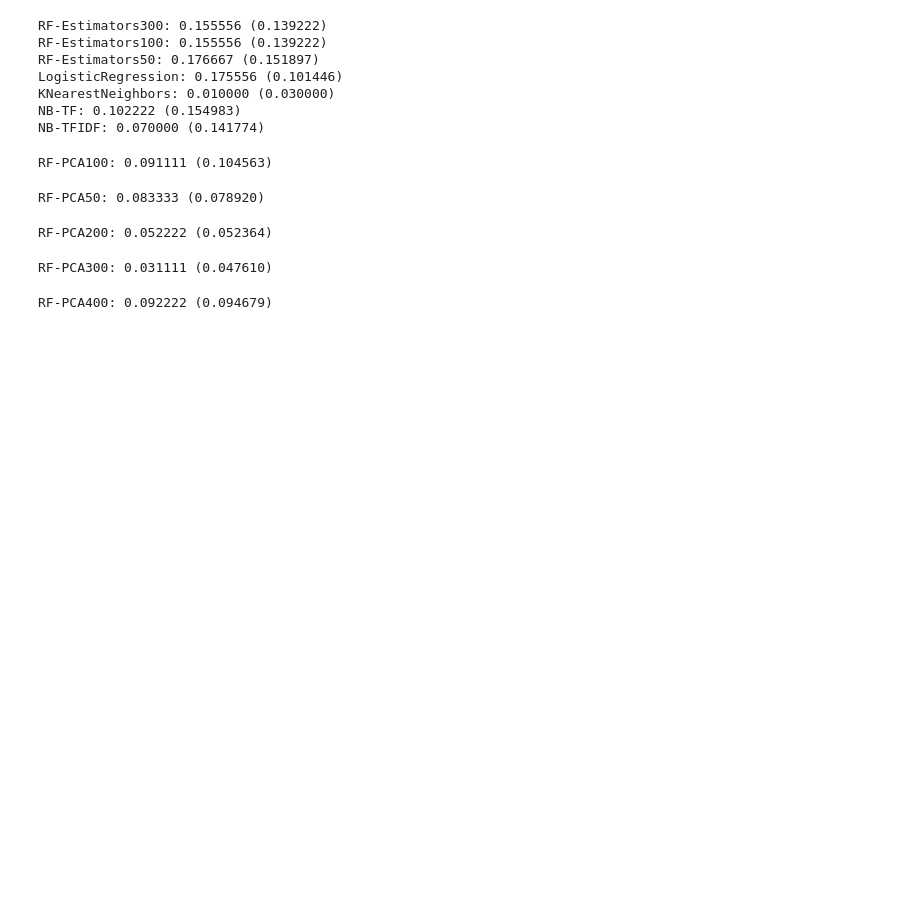
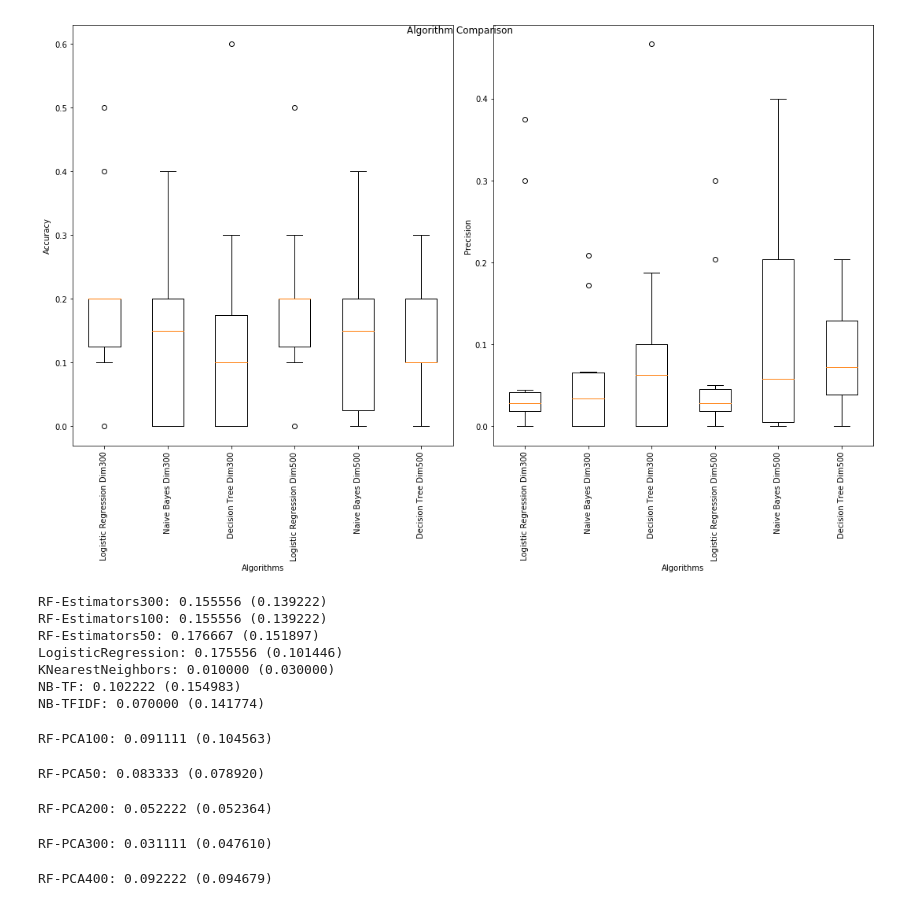
Before and after one commit to the-deep/DEEPL, a Jupyter notebook: notebooks/Benchmarking-New.ipynb, the cells around one changed output. Drawn from its saved outputs; the diff is of its cells as text; code cells hidden in the pictures; blank space fills up the shorter version.

```diff
--- a/notebooks/Benchmarking-New.ipynb
+++ b/notebooks/Benchmarking-New.ipynb
@@ -285,0 +303,65 @@ def get_features_labels_for_naive_bayes_tfidf(df, name="NB-TFIDF", **naive_bayes
+# %%
+# MODELS
+models = {
+    #'dummy': DummyClassifier(strategy='stratified'),
+    'logistic_regression': LogisticRegression(solver='lbfgs', multi_class='auto', max_iter=500),
+    'naive_bayes': GaussianNB(),
+    #'svc': SVC(kernel='sigmoid', gamma='auto'),
+    'decision_tree': DecisionTreeClassifier(),
+    #'random_forest_est_100': RandomForestClassifier(n_estimators=100, random_state=1),
+#     'ensemble': VotingClassifier(estimators=[
+#             ('nb', GaussianNB()),
+#             ('lr', LogisticRegression(solver='liblinear', multi_class='auto')),
+#             ('svc', SVC(kernel='sigmoid', gamma='auto')),
+#             ('forest', RandomForestClassifier(n_estimators=100, random_state=1))
+#         ], voting='hard')
+}
+
+def snake_to_titled(string):
+    return ' '.join([x.title() for x in string.split('_')])
+# %%
+import warnings
+import datetime
+warnings.filterwarnings("ignore")
+
+def compare_accuracies(models, vectors_data):
+    names = []
+    acc_results = []
+    precision_results = []
+    seed = 7
+    scoring = ('accuracy', 'precision_macro')
+    #scoring = 'accuracy'
+    for dim, data in vectors_data.items():
+        X = np.asarray(data['X'])
+        Y = np.asarray(data['Y'])
+        for name, model in models.items():
+            names.append(snake_to_titled(name + ('_'+dim if dim != 'unreduced' else '')))
+            kfold = ms.KFold(n_splits=10, random_state=seed)
+            cv_results = ms.cross_validate(model, X, Y, cv=kfold, scoring=scoring)
+            acc_results.append(cv_results['test_accuracy'])
+            precision_results.append(cv_results['test_precision_macro'])
+
+    fig = plt.figure(figsize=(15,10))
+    fig.suptitle('Algorithm Comparison')
+    ax = fig.add_subplot(121)
+    plt.boxplot(acc_results)
+    ax.set_xticklabels(names)
+    ax.set_xlabel("Algorithms")
+    ax.set_ylabel("Accuracy")
+    plt.xticks(rotation=90)
+
+    ax = fig.add_subplot(122)
+    plt.boxplot(precision_results)
+    ax.set_xticklabels(names)
+    ax.set_xlabel("Algorithms")
+    ax.set_ylabel("Precision")
+
+    plt.xticks(rotation=90)
+
+    plt.tight_layout()
+    plt.savefig("benchmarks-{}.png".format(datetime.datetime.now().date().isoformat()))
+    plt.show()
+
+compare_accuracies(models, DATA)
+# %% [output]
+[figure, added]
```
Also changed, not shown: parts of 11 cells of this notebook.
